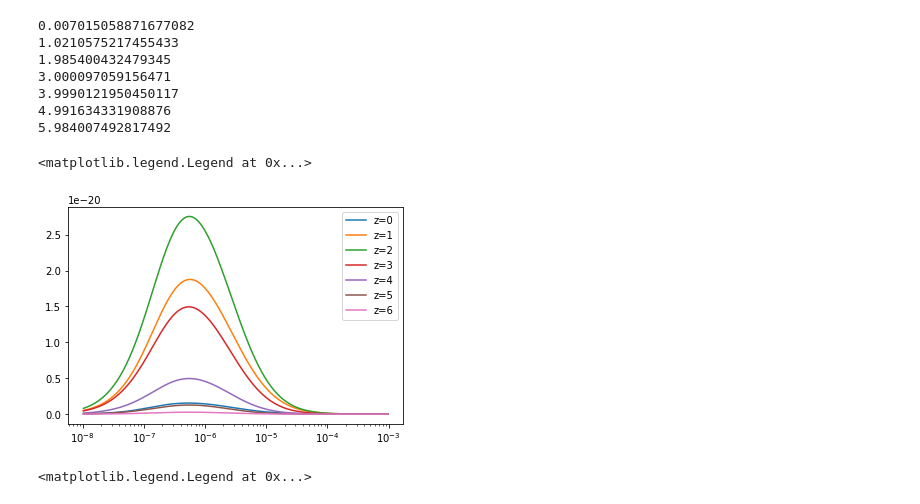
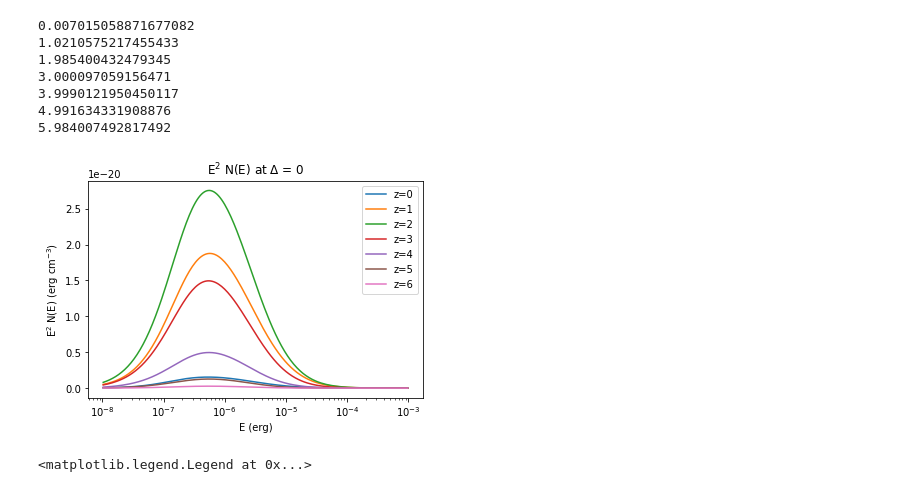
Before and after one commit to hirata10/IGMCRProject, a Jupyter notebook: result.ipynb, the cells around one changed output. Saved outputs shown, nothing was run; the diff lists cells and outputs as text; code cells hidden in the pictures.

```diff
--- a/result.ipynb
+++ b/result.ipynb
@@ -66,16 +66,20 @@ for i in range(IGM.mstep):
 # %%
 plt.plot(IGM.E_mid, E2N_z0, label = 'z=0')
 plt.plot(IGM.E_mid, E2N_z1, label = 'z=1')
 plt.plot(IGM.E_mid, E2N_z2, label = 'z=2')
 plt.plot(IGM.E_mid, E2N_z3, label = 'z=3')
 plt.plot(IGM.E_mid, E2N_z4, label = 'z=4')
 plt.plot(IGM.E_mid, E2N_z5, label = 'z=5')
 plt.plot(IGM.E_mid, E2N_z6, label = 'z=6')
 plt.xscale('log')
 plt.legend(loc = 'upper right')
+plt.title('$\mathrm{E^2\ N(E)}$ at $\Delta$ = 0')
+plt.xlabel('E (erg)')
+plt.ylabel('$\mathrm{E^2\ N(E)\ (erg\ cm^{-3}})$')
+plt.savefig('NE_diffz.png')
+plt.show()
 # %% [output]
-<matplotlib.legend.Legend at 0x...>
-[figure, old version]
+[figure, new version]
 # %%
 IGM_01 = IGM.IGM_N(0, 1)
 N_01, P_01, P_01_eV = IGM_01.get_P()
```
Also changed, not shown: parts of 4 cells of this notebook.
